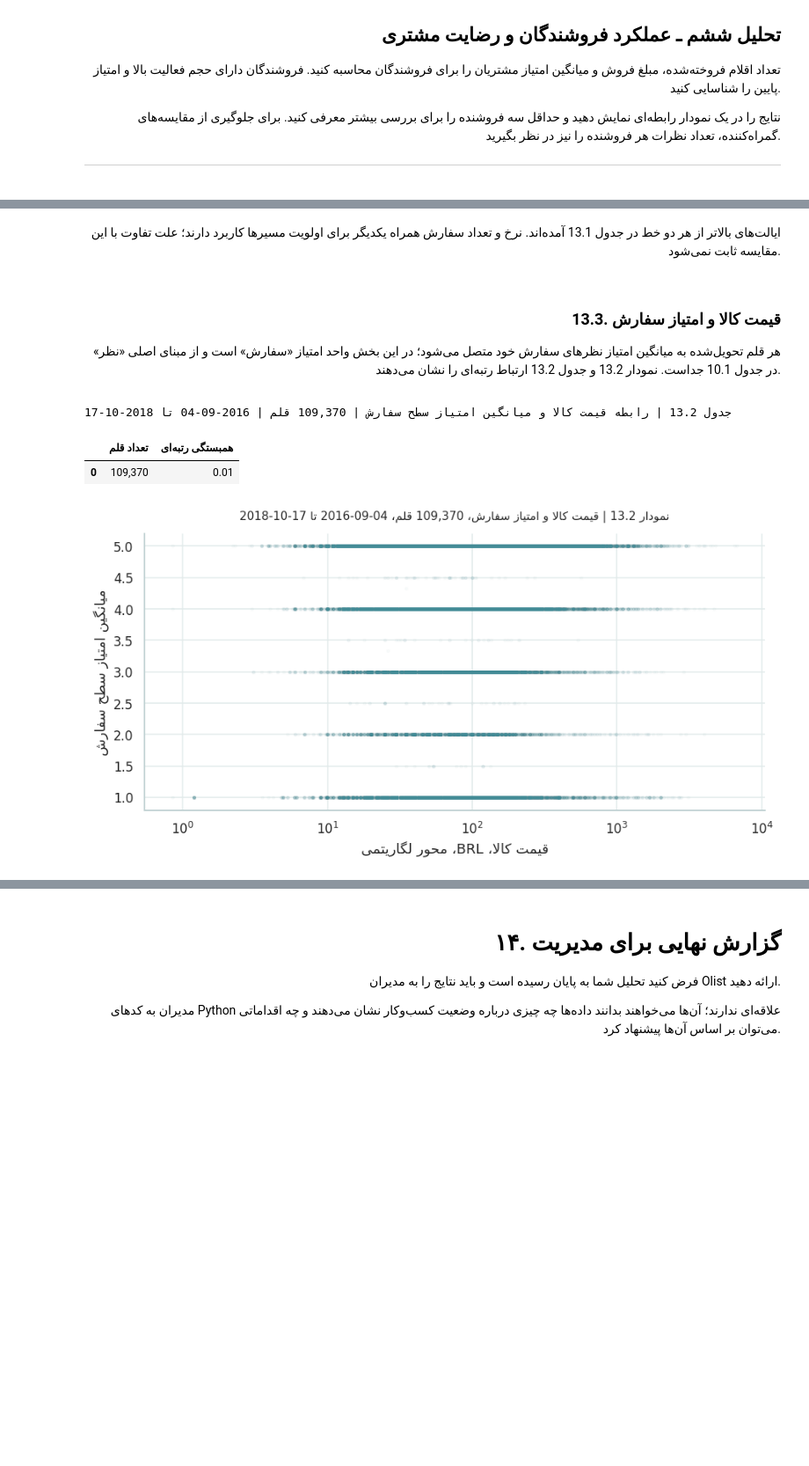
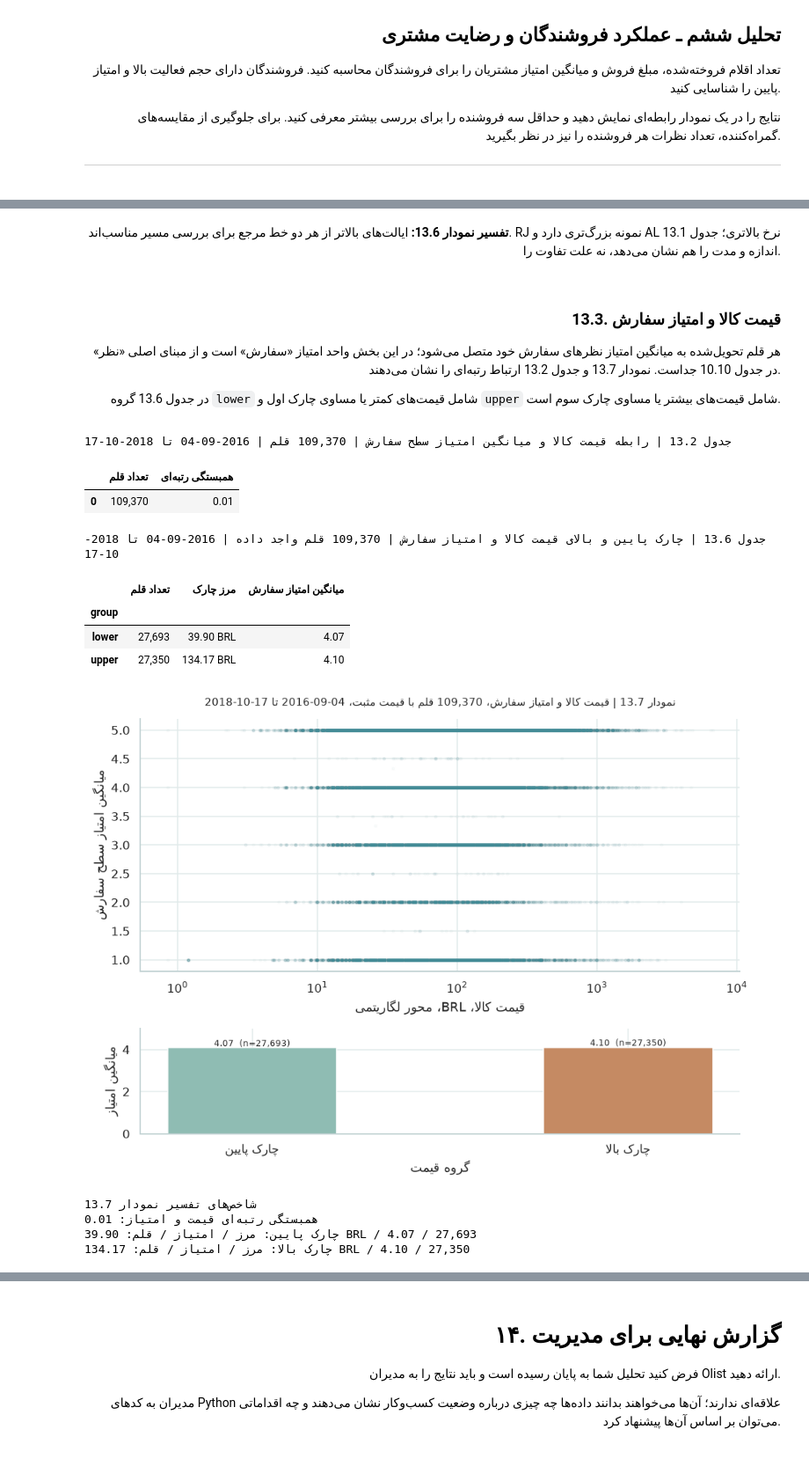
Before and after one commit to arashdevelopermind/olist-pro, a Jupyter notebook: olist_analysis.ipynb, the cells around one changed output, grey strips where cells are left out. Shown at 88% size. Drawn from its saved outputs; the diff is of its cells as text; code cells hidden in the pictures; blank space fills up the shorter version.

```diff
--- a/olist_analysis.ipynb
+++ b/olist_analysis.ipynb
@@ -1161,9 +1211,14 @@ show_table('7.5','قیمت متوسط بالا، رتبه ارزش و حضور
       formats_cat,{**labels_cat,'top_sellers':'تعداد فروشنده از ده فروشنده نخست'}, sample=f'{len(del_items):,} قلم', period=ORDER_PERIOD)
 fig,ax=plt.subplots(figsize=(8,5))
 ax.scatter(category_sales['items'],category_sales.value_brl,alpha=.58,color='#588f9b',s=38)
+for name, offset in [(top_item_categories.index[0],(-12,-20)), (top_value_categories.index[0],(-95,10))]:
+    row=category_sales.loc[name]
+    ax.annotate(name,(row['items'],row.value_brl),xytext=offset,textcoords='offset points',fontsize=7,
+                arrowprops={'arrowstyle':'-','color':'#708888','lw':.7})
 heading(ax,'7.3',f'تعداد کالا و ارزش، تحویل‌شده، {len(category_sales):,} دسته، کل دوره')
 axes_labels(ax,'تعداد قلم کالا','ارزش کالا، سفارش‌های تحویل‌شده، BRL')
 ax.yaxis.set_major_formatter(FuncFormatter(lambda v,pos:f'{v:,.0f}'));complete()
+show_metrics('نمودار 7.3', [('دسته با بالاترین میانگین قیمت / رتبه ارزش',f'{expensive.index[0]} / {int(expensive.iloc[0].value_rank):,}'),('دسته نخست تعداد / دسته نخست ارزش',f'{top_item_categories.index[0]} / {top_value_categories.index[0]}')])
 # %% [output]
 جدول 7.5 | قیمت متوسط بالا، رتبه ارزش و حضور فروشندگان برتر | 110,197 قلم | 2016-09-04 تا 2018-10-17
 |  | تعداد کالا | ارزش تحویل‌شده | میانگین قیمت، BRL | رتبه ارزش | فروشنده برتر |
@@ -1968,17 +2065,21 @@ category_candidates=category_eligible.loc[(category_eligible.value_brl.ge(catego
                                            (category_eligible.score_gap.ge(SCORE_GAP))].sort_values('value_brl',ascending=False)
 category_focus=category_eligible.loc[category_eligible.index.isin(['bed_bath_table','office_furniture','watches_gifts'])].copy()
 category_focus['candidate']=category_focus.index.isin(category_candidates.index)
-show_table('10.7',f'نامزد دسته؛ ارزش حداقل {category_value_threshold:,.2f} BRL، {MIN_REVIEWS} نظر و فاصله {SCORE_GAP:.2f}',
+show_table('10.6',f'نامزد دسته؛ ارزش حداقل {category_value_threshold:,.2f} BRL، {MIN_REVIEWS} نظر و فاصله {SCORE_GAP:.2f}',
       category_candidates[['value_brl','review_records','mean_score','score_gap']],category_formats,category_labels, sample=f'{int(category_candidates.review_records.sum()):,} نظر–دسته منتخب', period=ORDER_PERIOD)
-show_table('10.8',f'دسته‌های منتخب، حداقل {MIN_REVIEWS} نظر، و مقایسه با آستانه',
+show_table('10.7',f'دسته‌های منتخب، حداقل {MIN_REVIEWS} نظر، و مقایسه با آستانه',
       category_focus[['value_brl','review_records','mean_score','score_gap','candidate']],
       category_formats,{**category_labels,'candidate':'در فهرست نامزدها'}, sample=f'{int(category_focus.review_records.sum()):,} نظر–دسته منتخب', period=ORDER_PERIOD)
 fig,ax=plt.subplots(figsize=(8.8,4.8))
 ax.scatter(category_eligible.value_brl,category_eligible.mean_score,s=35,alpha=.5,color='#5a9897',label=fa('دسته‌های واجد نمونه'))
 ax.scatter(category_candidates.value_brl,category_candidates.mean_score,s=70,color='#c65f50',label=fa('نامزد بررسی'))
+for name,row in category_candidates.iterrows():
+    ax.annotate(name,(row.value_brl,row.mean_score),xytext=(8,8),textcoords='offset points',
+                fontsize=8,color='#a44c3f')
 ax.axhline(review_baseline,color='#76888a',ls='--',label=fa('مبنای همه نظرها'))
 ax.set_xscale('log')
 heading(ax,'10.4',f'ارزش و امتیاز دسته‌ها، {len(category_eligible):,} دسته، حداقل {MIN_REVIEWS} نظر')
 axes_labels(ax,'ارزش کالا، تحویل‌شده، BRL، محور لگاریتمی','میانگین امتیاز نظرها')
 ax.legend(fontsize=8);complete()
+show_metrics('نمودار 10.4', [('نامزد / ارزش / امتیاز / نظر',f'office_furniture / {category_metrics.loc["office_furniture","value_brl"]:,.2f} BRL / {category_metrics.loc["office_furniture","mean_score"]:.2f} / {int(category_metrics.loc["office_furniture","review_records"]):,}'),('آستانه ارزش / میانگین همه نظرها',f'{category_value_threshold:,.2f} BRL / {review_baseline:.2f}'),('bed_bath_table: فاصله از مبنا',f'{category_metrics.loc["bed_bath_table","score_gap"]:.2f}')])
 # %% [output]
@@ -2542,10 +2696,15 @@ show_table('13.1',f'ایالت‌های بالاتر از دو میانگین؛
        'median_days':'میانه مدت، روز','late_pct':'نرخ تأخیر'}, sample=f'{len(state_attention):,} ایالت منتخب از {len(state_eligible):,} واجد شرط', period=ORDER_PERIOD)
 fig,ax=plt.subplots(figsize=(8,5))
 ax.scatter(state_eligible.mean_days,state_eligible.late_pct,s=45,alpha=.75,color='#4a9097')
+for name,offset in [('RJ',(5,4)),('AL',(5,4)),('AM',(-22,5)),('SP',(5,-12))]:
+    if name in state_eligible.index:
+        row=state_eligible.loc[name]
+        ax.annotate(name,(row.mean_days,row.late_pct),xytext=offset,textcoords='offset points',fontsize=8)
 ax.axvline(overall_days,ls='--',color='#7b8585',label=fa('میانگین کل مدت'))
 ax.axhline(overall_late,ls=':',color='#c16e50',label=fa('نرخ تأخیر کل'))
-heading(ax,'13.1',f'مدت و نرخ تأخیر ایالت‌ها، {len(state_eligible):,} ایالت، حداقل {MIN_STATE} سفارش')
+heading(ax,'13.6',f'مدت و نرخ تأخیر ایالت‌ها، {len(state_eligible):,} ایالت، حداقل {MIN_STATE} سفارش')
 axes_labels(ax,'میانگین مدت تحویل، روز','نرخ تأخیر، درصد');ax.legend(fontsize=8);complete()
+show_metrics('نمودار 13.6', [('ایالت بالاتر از هر دو میانگین / واجد نمونه',f'{len(state_attention):,} / {len(state_eligible):,}'),('RJ: مدت / تأخیر / سفارش',f'{state_eligible.loc["RJ","mean_days"]:.2f} روز / {state_eligible.loc["RJ","late_pct"]:.1f}% / {int(state_eligible.loc["RJ","orders"]):,}'),('AL: مدت / تأخیر / سفارش',f'{state_eligible.loc["AL","mean_days"]:.2f} روز / {state_eligible.loc["AL","late_pct"]:.1f}% / {int(state_eligible.loc["AL","orders"]):,}')])
 # %% [output]
 جدول 13.1 | ایالت‌های بالاتر از دو میانگین؛ حداقل 100 سفارش | 15 ایالت منتخب از 24 واجد شرط | 2016-09-04 تا 2018-10-17
 |  | سفارش قابل مقایسه | سفارش دیرتر | میانگین مدت، روز | میانه مدت، روز | نرخ تأخیر |
@@ -2569,7 +2732,7 @@ axes_labels(ax,'میانگین مدت تحویل، روز','نرخ تأخیر،
 # %% [markdown]
 <div dir="rtl" align="right" style="text-align: right;">
 
-ایالت‌های بالاتر از هر دو خط در جدول 13.1 آمده‌اند. نرخ و تعداد سفارش همراه یکدیگر برای اولویت مسیرها کاربرد دارند؛ علت تفاوت با این مقایسه ثابت نمی‌شود.
+**تفسیر نمودار 13.6:** ایالت‌های بالاتر از هر دو خط مرجع برای بررسی مسیر مناسب‌اند. RJ نمونه بزرگ‌تری دارد و AL نرخ بالاتری؛ جدول 13.1 اندازه و مدت را هم نشان می‌دهد، نه علت تفاوت را.
 
 </div>
 # %% [markdown]
@@ -2577,27 +2740,56 @@ axes_labels(ax,'میانگین مدت تحویل، روز','نرخ تأخیر،
 
 ### 13.3. قیمت کالا و امتیاز سفارش
 
-هر قلم تحویل‌شده به میانگین امتیاز نظرهای سفارش خود متصل می‌شود؛ در این بخش واحد امتیاز «سفارش» است و از مبنای اصلی «نظر» در جدول 10.1 جداست. نمودار 13.2 و جدول 13.2 ارتباط رتبه‌ای را نشان می‌دهند.
+هر قلم تحویل‌شده به میانگین امتیاز نظرهای سفارش خود متصل می‌شود؛ در این بخش واحد امتیاز «سفارش» است و از مبنای اصلی «نظر» در جدول 10.10 جداست. نمودار 13.7 و جدول 13.2 ارتباط رتبه‌ای را نشان می‌دهند.
 
 
+در جدول 13.6 گروه `lower` شامل قیمت‌های کمتر یا مساوی چارک اول و `upper` شامل قیمت‌های بیشتر یا مساوی چارک سوم است.
+
 </div>
 # %%
 items_scored=del_items.merge(review_order,on='order_id',how='inner',validate='many_to_one').dropna(subset=['price','order_mean_score'])
 price_rho=items_scored.price.rank().corr(items_scored.order_mean_score.rank())
 price_relation=pd.DataFrame({'items':[len(items_scored)],'rank_correlation':[price_rho]})
 show_table('13.2','رابطه قیمت کالا و میانگین امتیاز سطح سفارش',price_relation,
       {'rank_correlation':'decimal'},{'items':'تعداد قلم','rank_correlation':'همبستگی رتبه‌ای'}, sample=f'{len(items_scored):,} قلم', period=ORDER_PERIOD)
-fig,ax=plt.subplots(figsize=(8.5,4.5))
+price_low,price_high=items_scored.price.quantile([.25,.75])
+price_quartiles=pd.DataFrame([
+    {'group':'lower','items':int(items_scored.price.le(price_low).sum()),
+     'threshold_brl':price_low,'mean_score':items_scored.loc[items_scored.price.le(price_low),'order_mean_score'].mean()},
+    {'group':'upper','items':int(items_scored.price.ge(price_high).sum()),
+     'threshold_brl':price_high,'mean_score':items_scored.loc[items_scored.price.ge(price_high),'order_mean_score'].mean()},
+]).set_index('group')
+show_table('13.6','چارک پایین و بالای قیمت کالا و امتیاز سفارش',price_quartiles,
+      {'threshold_brl':'brl','mean_score':'score'},
+      {'items':'تعداد قلم','threshold_brl':'مرز چارک','mean_score':'میانگین امتیاز سفارش'},
+      sample=f'{len(items_scored):,} قلم واجد داده',period=ORDER_PERIOD)
+fig,(ax,ax2)=plt.subplots(2,1,figsize=(8.8,6.5),gridspec_kw={'height_ratios':[2.4,1]})
 price_plot=items_scored.loc[items_scored.price.gt(0)]
 ax.scatter(price_plot.price,price_plot.order_mean_score,s=5,alpha=.025,color='#438b96')
 ax.set_xscale('log')
-heading(ax,'13.2',f'قیمت کالا و امتیاز سفارش، {len(price_plot):,} قلم، کل دوره')
-axes_labels(ax,'قیمت کالا، BRL، محور لگاریتمی','میانگین امتیاز سطح سفارش');complete()
+heading(ax,'13.7',f'قیمت کالا و امتیاز سفارش، {len(price_plot):,} قلم با قیمت مثبت',ORDER_PERIOD)
+axes_labels(ax,'قیمت کالا، BRL، محور لگاریتمی','میانگین امتیاز سطح سفارش')
+ax2.bar([fa('چارک پایین'),fa('چارک بالا')],price_quartiles.mean_score,color=['#8fbcb3','#c58a63'],width=.45)
+ax2.set_ylim(0,5)
+for i,row in enumerate(price_quartiles.itertuples()):
+    ax2.text(i,row.mean_score+.08,f'{row.mean_score:.2f}  (n={row.items:,})',ha='center',fontsize=8)
+axes_labels(ax2,'گروه قیمت','میانگین امتیاز');complete()
+
+show_metrics('نمودار 13.7', [('همبستگی رتبه‌ای قیمت و امتیاز',f'{price_rho:.2f}'),('چارک پایین: مرز / امتیاز / قلم',f'{price_low:,.2f} BRL / {price_quartiles.loc["lower","mean_score"]:.2f} / {int(price_quartiles.loc["lower","items"]):,}'),('چارک بالا: مرز / امتیاز / قلم',f'{price_high:,.2f} BRL / {price_quartiles.loc["upper","mean_score"]:.2f} / {int(price_quartiles.loc["upper","items"]):,}')])
 # %% [output]
 جدول 13.2 | رابطه قیمت کالا و میانگین امتیاز سطح سفارش | 109,370 قلم | 2016-09-04 تا 2018-10-17
 |  | تعداد قلم | همبستگی رتبه‌ای |
 | 0 | 109,370 | 0.01 |
+جدول 13.6 | چارک پایین و بالای قیمت کالا و امتیاز سفارش | 109,370 قلم واجد داده | 2016-09-04 تا 2018-10-17
+|  | تعداد قلم | مرز چارک | میانگین امتیاز سفارش |
+| group |  |  |  |
+| lower | 27,693 | 39.90 BRL | 4.07 |
+| upper | 27,350 | 134.17 BRL | 4.10 |
-[figure, old version]
+[figure, new version]
+شاخص‌های تفسیر نمودار 13.7
+همبستگی رتبه‌ای قیمت و امتیاز: 0.01
+چارک پایین: مرز / امتیاز / قلم: 39.90 BRL / 4.07 / 27,693
+چارک بالا: مرز / امتیاز / قلم: 134.17 BRL / 4.10 / 27,350
 # %% [markdown]
 <div dir="rtl" align="right" style="text-align: right;">
 
```
Also changed, not shown: parts of 97 cells of this notebook, 1 other file.
